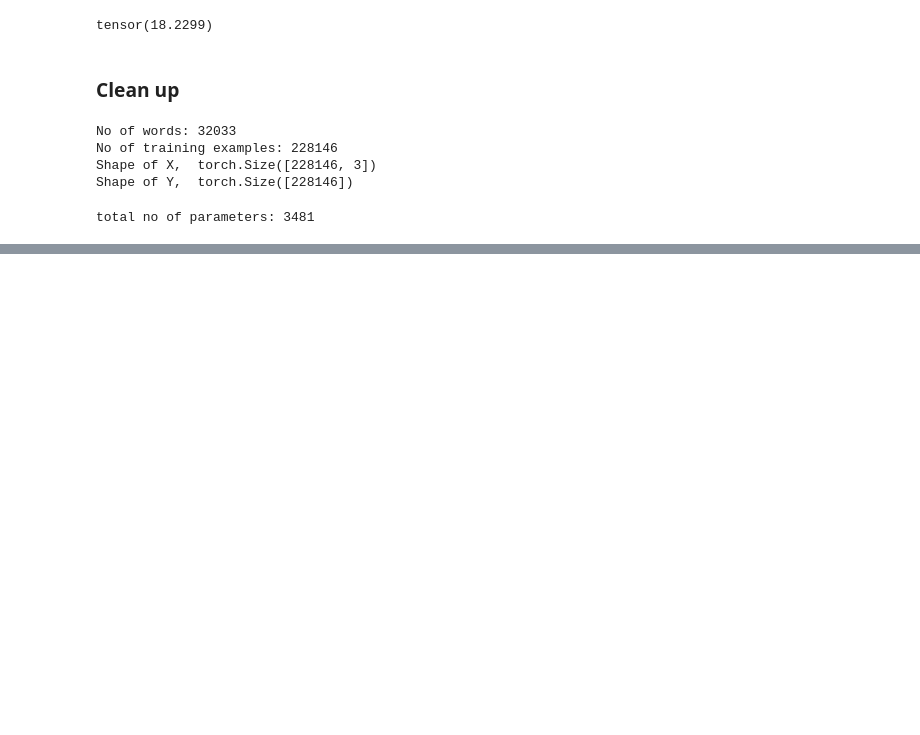
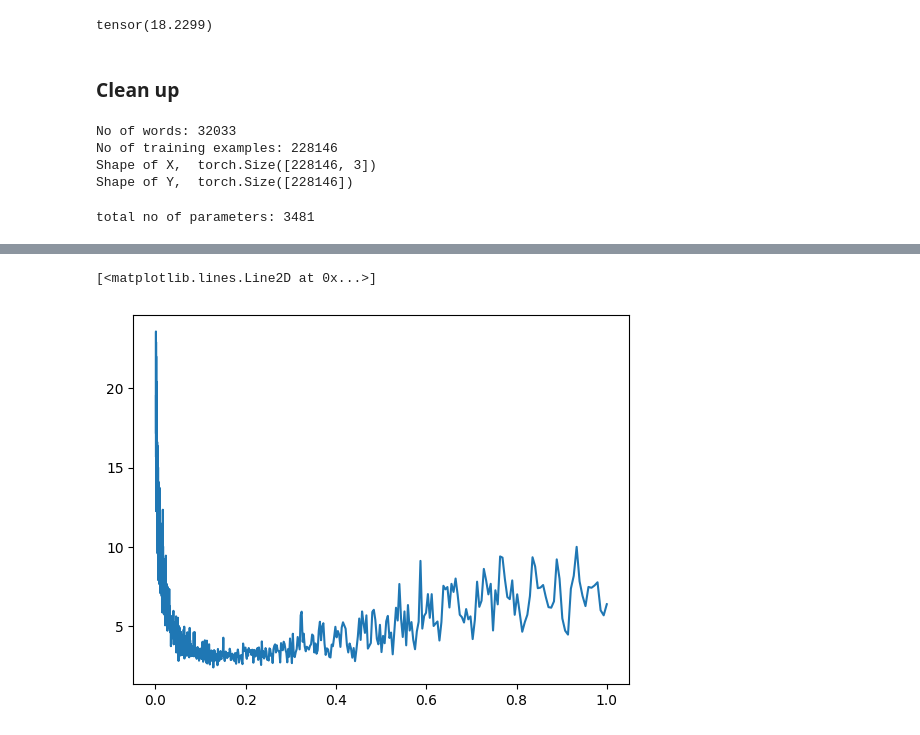
Before and after one commit to rahulkolayikkath/deeplearning, a Jupyter notebook: 4.neural_probabilistic_LM.ipynb, the cells around one changed output, grey strips where cells are left out. Cells and saved outputs as stored; diff of their text form; code cells hidden in the pictures; blank space fills up the shorter version.

```diff
--- a/4.neural_probabilistic_LM.ipynb
+++ b/4.neural_probabilistic_LM.ipynb
@@ -218,0 +232,6 @@ Loss: 2.7064108848571777
+# %%
+import matplotlib.pyplot as plt
+plt.plot(lri, lossi)
+# %% [output]
+[<matplotlib.lines.Line2D at 0x...>]
+[figure, added]
```
Also changed, not shown: parts of 16 cells of this notebook.
